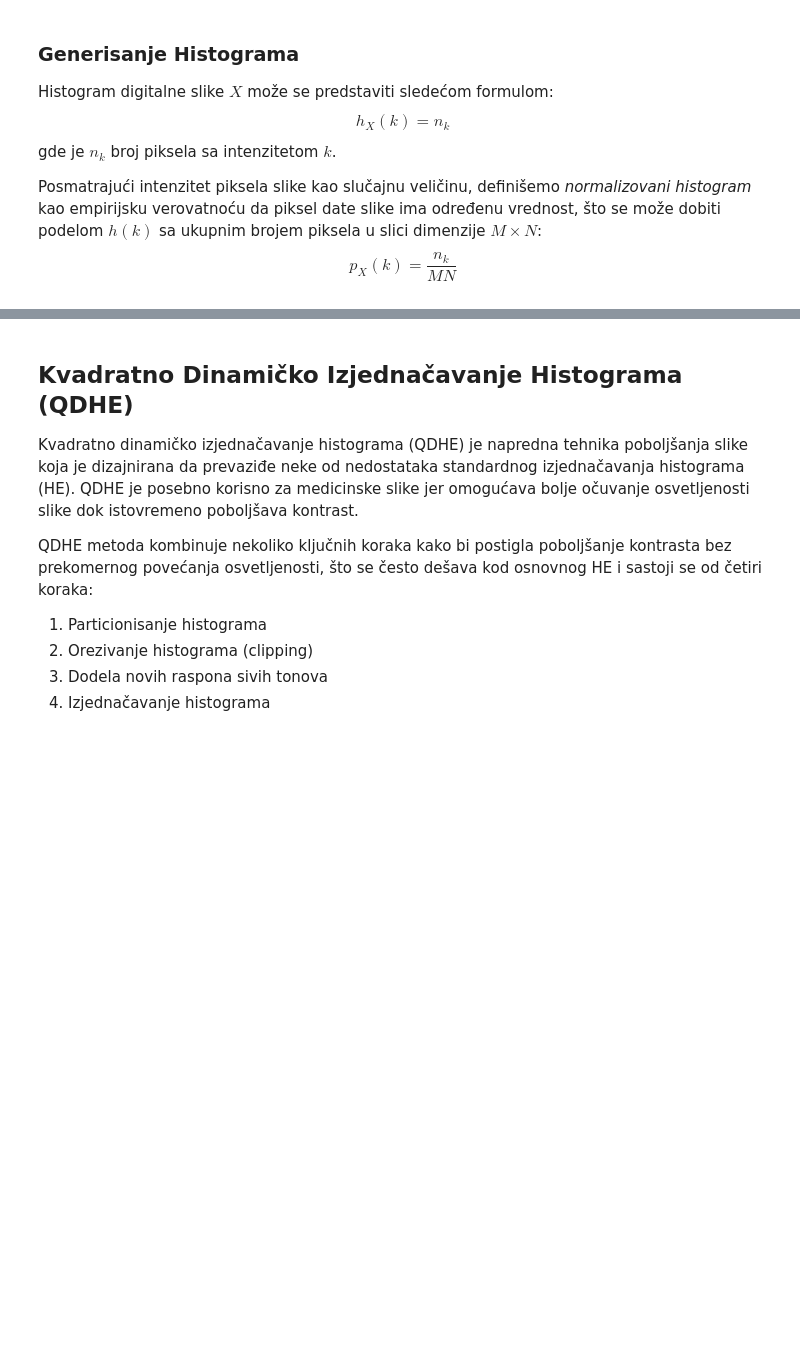
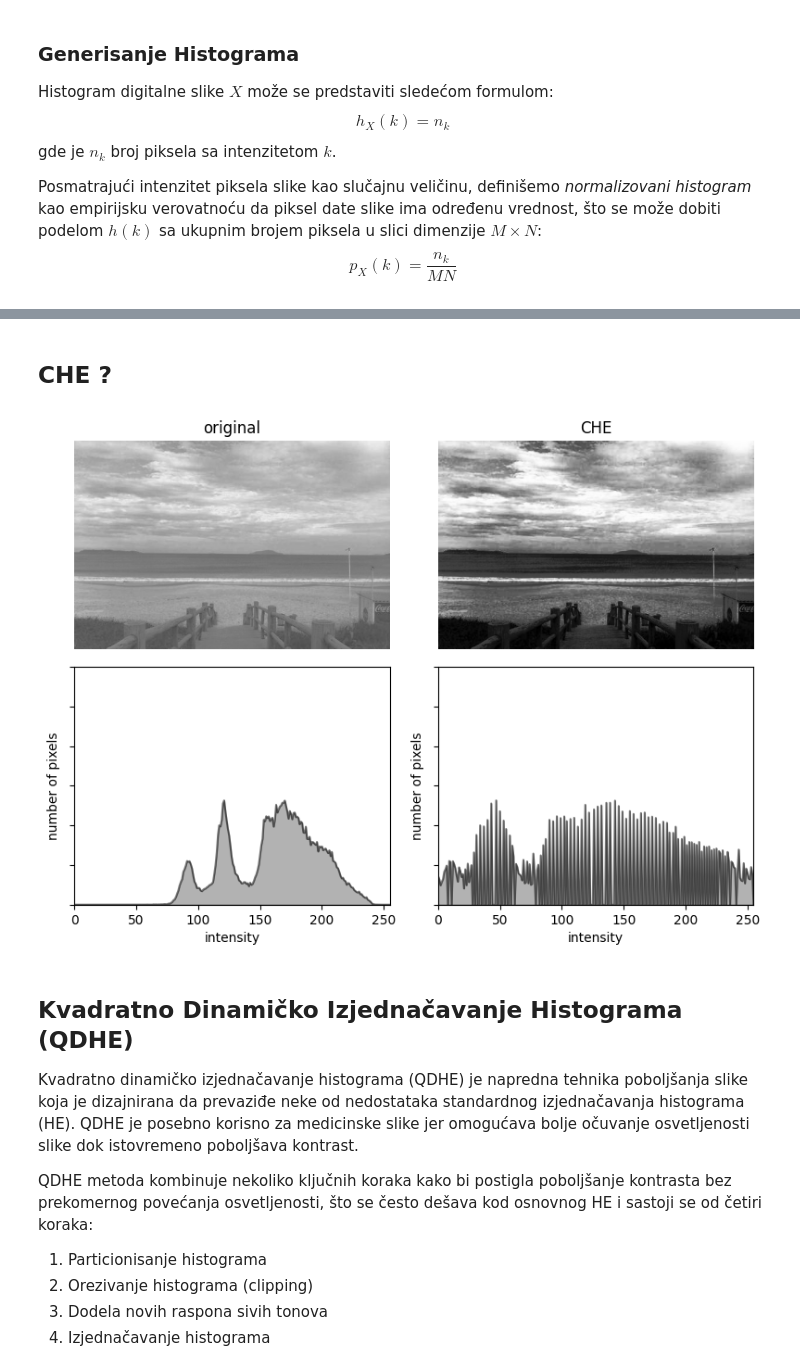
Before and after one commit to isidora00/HistogramAlgorithms, a Jupyter notebook: histogram_algorithms.ipynb, the cells around one changed output, grey strips where cells are left out. Drawn from its saved outputs; the diff is of its cells as text; code cells hidden in the pictures; blank space fills up the shorter version.

```diff
--- a/histogram_algorithms.ipynb
+++ b/histogram_algorithms.ipynb
@@ -89,3 +90,18 @@ hp.show_images_and_histograms(images, titles = ['original', 'HE'])
+# %% [markdown]
+## CHE ?
+# %%
+def cumulative_histogram_equalization(image, L=256, scale=255):
+    hist, _ = np.histogram(image, L, [0, L])
+    cdf = cumulative_distribution_function(hist)
+    cdf_normalized = np.floor((cdf - cdf.min()) / (cdf.max() - cdf.min()) * scale).astype(int)
+    return cdf_normalized[image]
+
+che_image = cumulative_histogram_equalization(image)
+
+images = [image, che_image]
+hp.show_images_and_histograms(images, titles = ['original', 'CHE'])
+# %% [output]
+[figure, added]
 # %% [markdown]
 ## Kvadratno Dinamičko Izjednačavanje Histograma (QDHE)
 
```
Also changed, not shown: parts of 8 cells of this notebook.
